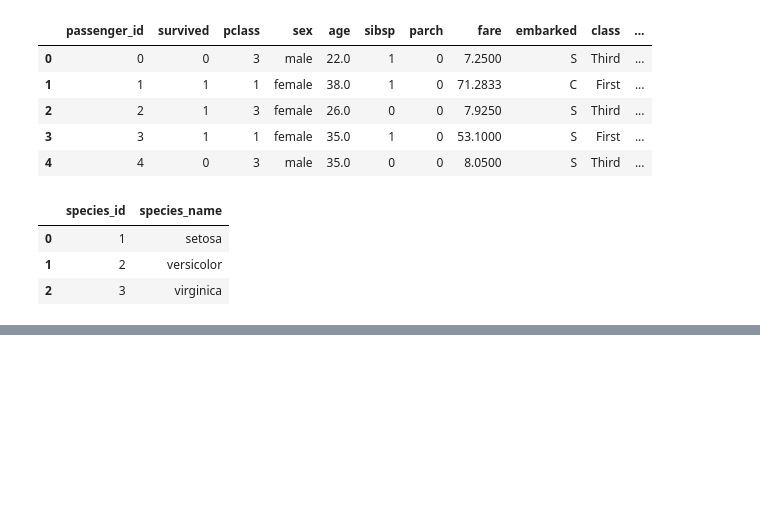
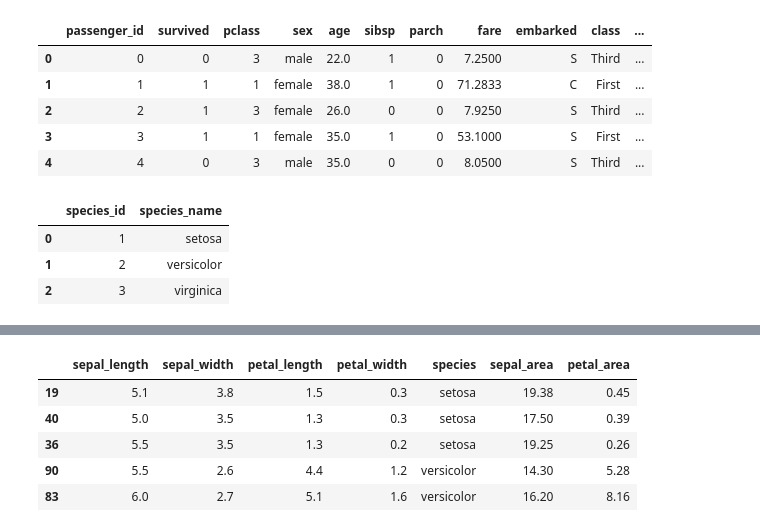
Before and after one commit to AAranda10/classification-exercises, a Jupyter notebook: classification_exercises.ipynb, the cells around one changed output, grey strips where cells are left out. Saved outputs shown, nothing was run; the diff lists cells and outputs as text; code cells hidden in the pictures; blank space fills up the shorter version.

```diff
--- a/classification_exercises.ipynb
+++ b/classification_exercises.ipynb
@@ -275,0 +316,11 @@ my_iris_data().head()
+# %%
+train['sepal_area'] = train.sepal_length * train.sepal_width
+train['petal_area'] = train.petal_length * train.petal_width
+train.head()
+# %% [output]
+|  | sepal_length | sepal_width | petal_length | petal_width | species | sepal_area | petal_area |
+| 19 | 5.1 | 3.8 | 1.5 | 0.3 | setosa | 19.38 | 0.45 |
+| 40 | 5.0 | 3.5 | 1.3 | 0.3 | setosa | 17.50 | 0.39 |
+| 36 | 5.5 | 3.5 | 1.3 | 0.2 | setosa | 19.25 | 0.26 |
+| 90 | 5.5 | 2.6 | 4.4 | 1.2 | versicolor | 14.30 | 5.28 |
+| 83 | 6.0 | 2.7 | 5.1 | 1.6 | versicolor | 16.20 | 8.16 |
```
Also changed, not shown: parts of 8 cells of this notebook.
